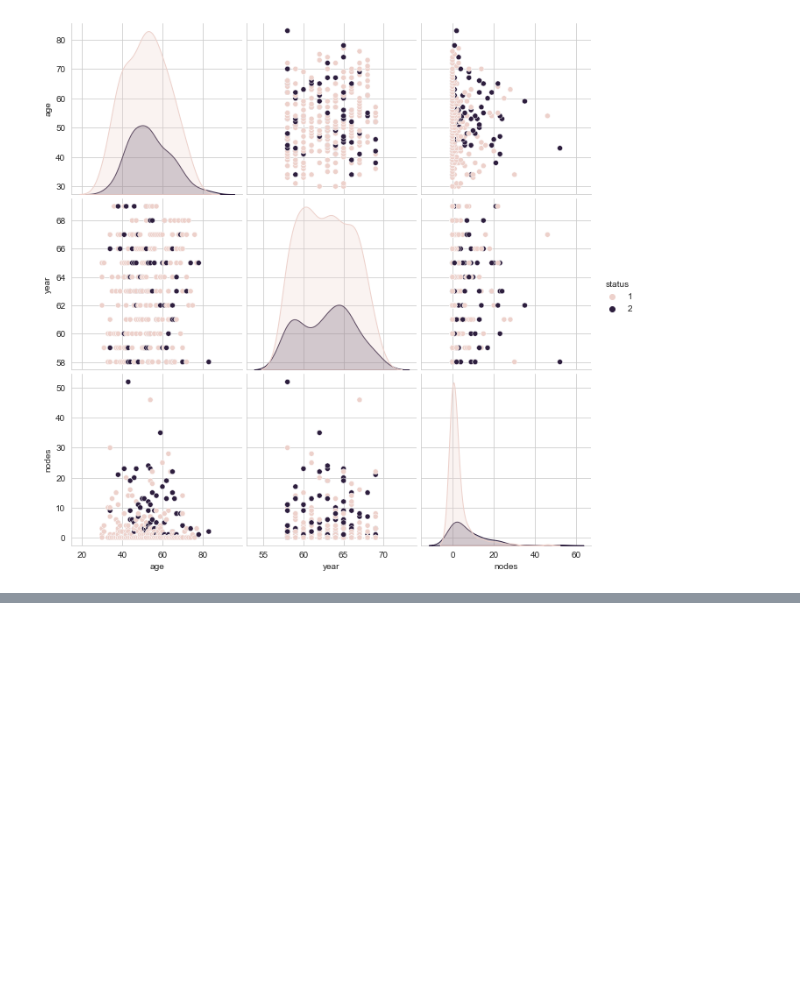
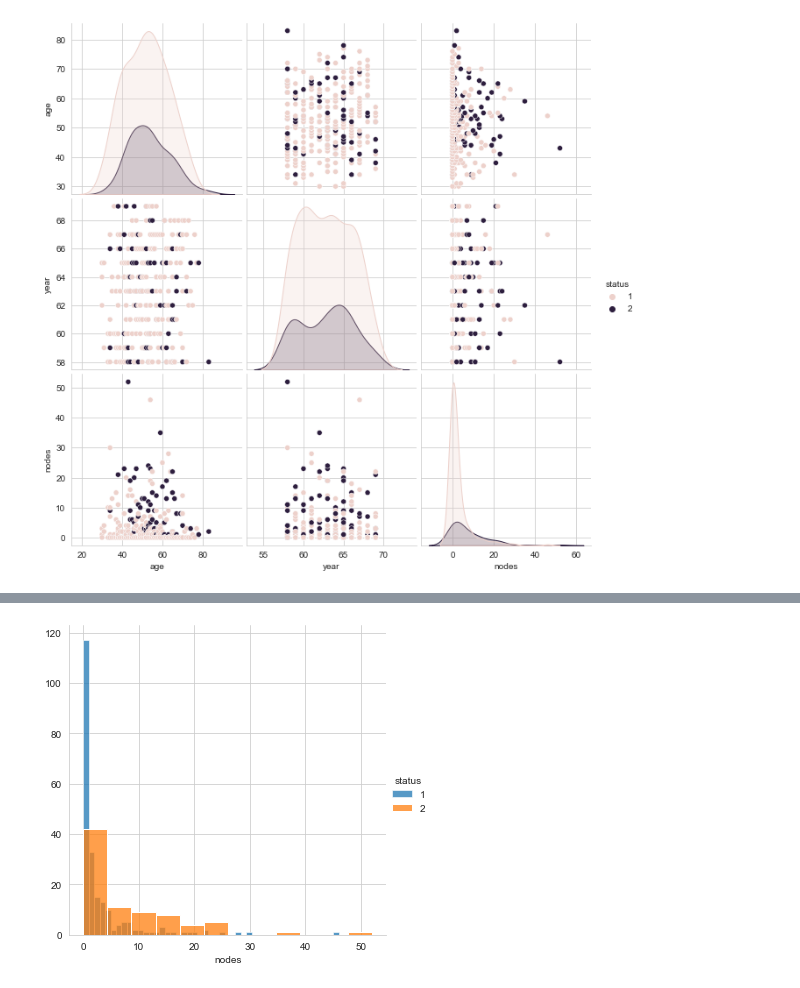
Before and after one commit to akhilmallepally/Data-Analytics-using-Python, a Jupyter notebook: huberman.ipynb, the cells around one changed output, grey strips where cells are left out. Cells and saved outputs as stored; diff of their text form; code cells hidden in the pictures; blank space fills up the shorter version.

```diff
--- a/huberman.ipynb
+++ b/huberman.ipynb
@@ -80,0 +96,7 @@ plt.show()
+# %%
+sns.FacetGrid(hab, hue ="status", height = 5) \
+    .map(sns.histplot, "nodes") \
+    .add_legend()
+plt.show()
+# %% [output]
+[figure, added]
```
Also changed, not shown: parts of 9 cells of this notebook.
